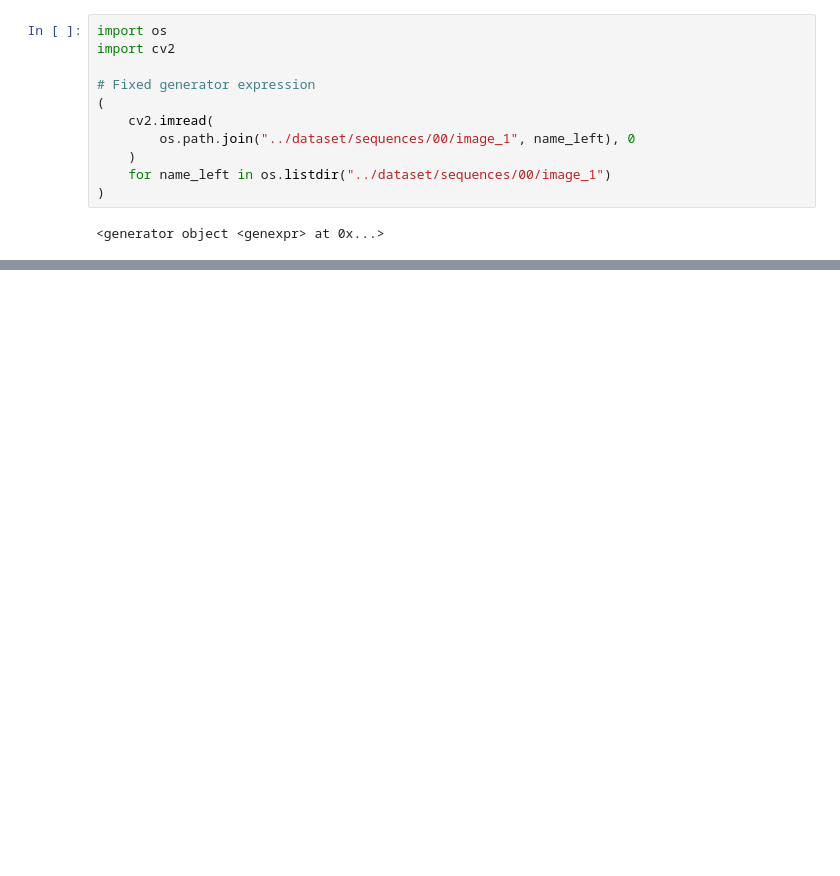
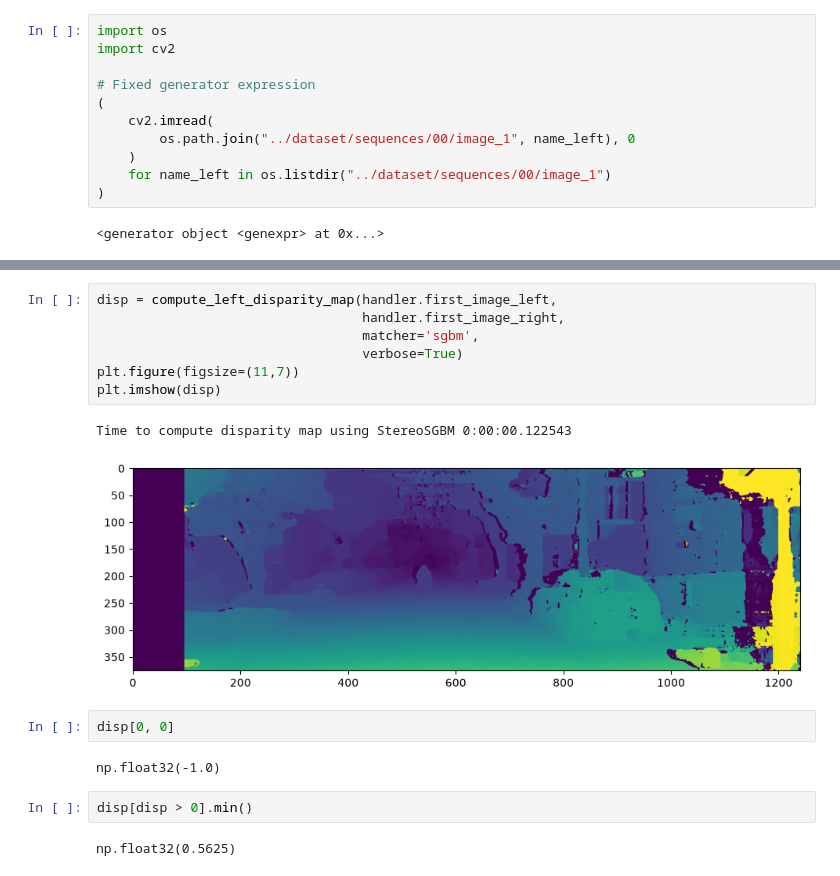
Before and after one commit to JanakaDilshanSendnayake/kitti-visual-odometry-python, a Jupyter notebook: Untitled.ipynb, the cells around one changed output, grey strips where cells are left out. Drawn from its saved outputs; the diff is of its cells as text; blank space fills up the shorter version.

```diff
--- a/Untitled.ipynb
+++ b/Untitled.ipynb
@@ -198,0 +281,18 @@ np.
+# %%
+disp = compute_left_disparity_map(handler.first_image_left,
+                                  handler.first_image_right,
+                                  matcher='sgbm',
+                                  verbose=True)
+plt.figure(figsize=(11,7))
+plt.imshow(disp)
+# %% [output]
+Time to compute disparity map using StereoSGBM 0:00:00.122543
+[figure, added]
+# %%
+disp[0, 0]
+# %% [output]
+np.float32(-1.0)
+# %%
+disp[disp > 0].min()
+# %% [output]
+np.float32(0.5625)
```
Also changed, not shown: parts of 10 cells of this notebook.
